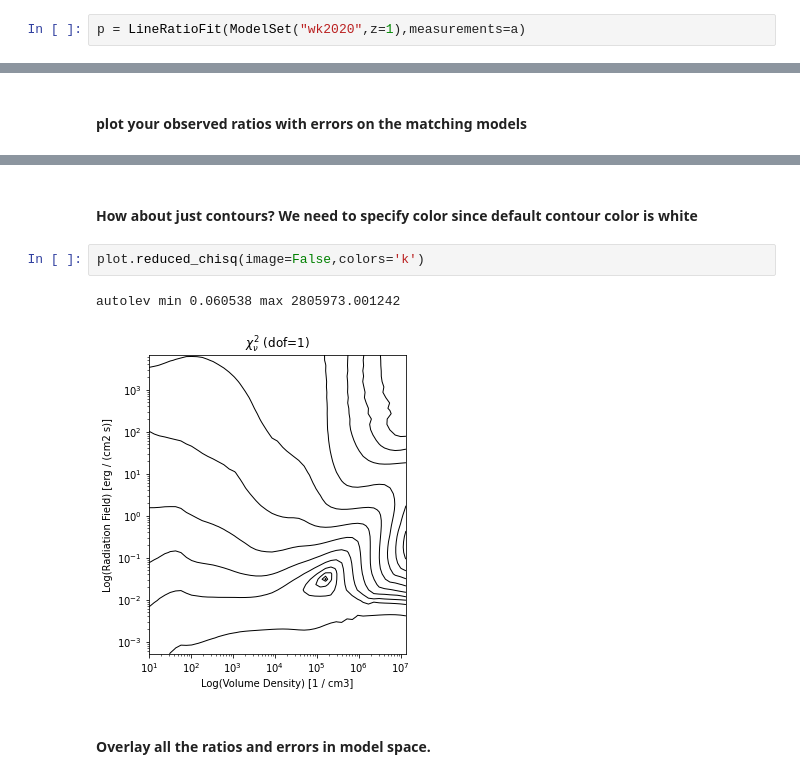
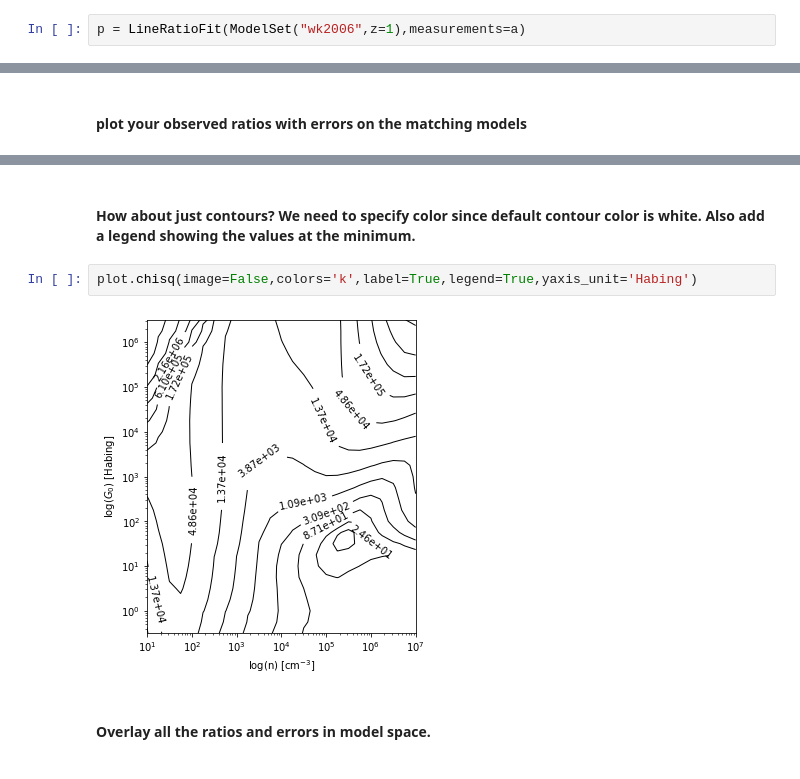
Before and after one commit to mpound/pdrtpy-nb, a Jupyter notebook: notebooks/PDRT_Example_Find_n_G0_Single_Pixel.ipynb, the cells around one changed output, grey strips where cells are left out. Drawn from its saved outputs; the diff is of its cells as text.

```diff
--- a/notebooks/PDRT_Example_Find_n_G0_Single_Pixel.ipynb
+++ b/notebooks/PDRT_Example_Find_n_G0_Single_Pixel.ipynb
@@ -27,7 +40,7 @@ a = [m1,m2,m3,m4]
 # %% [markdown]
 Now create the fitting tool, feeding it your observations.   It will use the default  Wolfire/Kauffman ModelSet.
 # %%
-p = LineRatioFit(ModelSet("wk2020",z=1),measurements=a)
+p = LineRatioFit(ModelSet("wk2006",z=1),measurements=a)
 # %% [markdown]
 ### Now run it!
 Note the K km s$^{-1}$ get converted on the fly to erg s$^{-1}$ cm$^{-2}$ sr$^{-1}$.  You will get warned that there are no beam parameters in the Measurements.
@@ -82,9 +102,8 @@ autolev min 0.060538 max 2805973.001242
 # %% [markdown]
-#### How about just contours? We need to specify color since default contour color is white
+#### How about just contours? We need to specify color since default contour color is white.  Also add a legend showing the values at the minimum.
 # %%
-plot.reduced_chisq(image=False,colors='k')
+plot.chisq(image=False,colors='k',label=True,legend=True,yaxis_unit='Habing')
 # %% [output]
-autolev min 0.060538 max 2805973.001242
-[figure, old version]
+[figure, new version]
 # %% [markdown]
 #### Overlay all the ratios and errors in model space.
```
Also changed, not shown: parts of 17 cells of this notebook, 4 other files.
